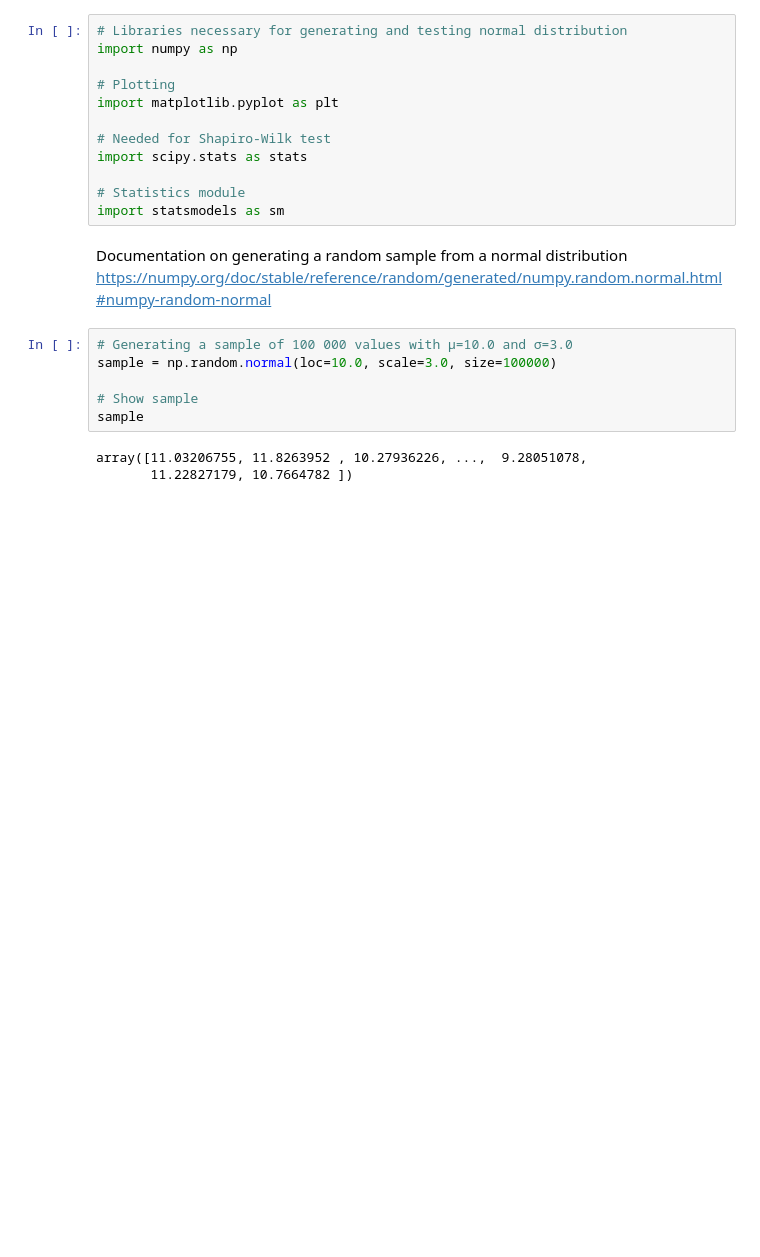
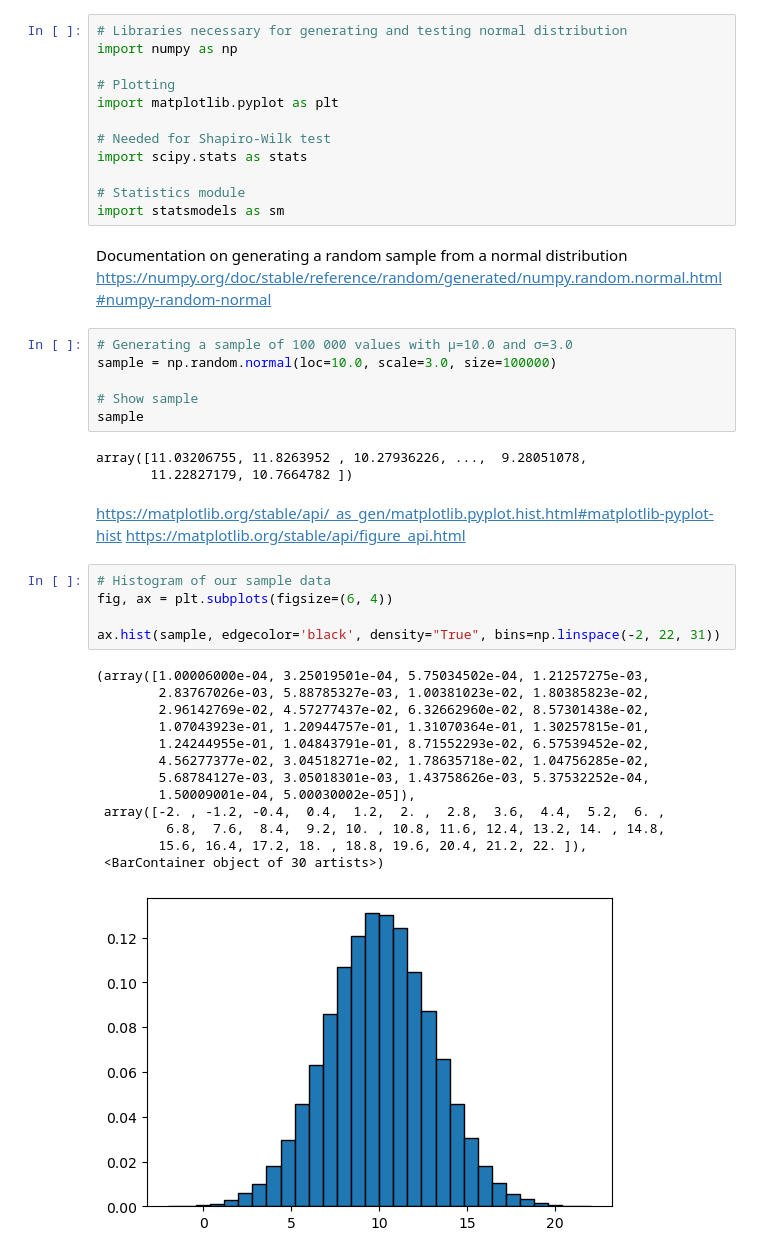
Before and after one commit to Tanja888/applied_statistics, a Jupyter notebook: tasks.ipynb, the cells around one changed output. Cells and saved outputs as stored; diff of their text form; blank space fills up the shorter version.

Commit message:
Plotting the histogram

```diff
--- a/tasks.ipynb
+++ b/tasks.ipynb
@@ -239,3 +239,25 @@ sample
 # %% [output]
 array([11.03206755, 11.8263952 , 10.27936226, ...,  9.28051078,
        11.22827179, 10.7664782 ])
+# %% [markdown]
+https://matplotlib.org/stable/api/_as_gen/matplotlib.pyplot.hist.html#matplotlib-pyplot-hist
+https://matplotlib.org/stable/api/figure_api.html
+# %%
+# Histogram of our sample data
+fig, ax = plt.subplots(figsize=(6, 4))
+
+ax.hist(sample, edgecolor='black', density="True", bins=np.linspace(-2, 22, 31))
+# %% [output]
+(array([1.00006000e-04, 3.25019501e-04, 5.75034502e-04, 1.21257275e-03,
+        2.83767026e-03, 5.88785327e-03, 1.00381023e-02, 1.80385823e-02,
+        2.96142769e-02, 4.57277437e-02, 6.32662960e-02, 8.57301438e-02,
+        1.07043923e-01, 1.20944757e-01, 1.31070364e-01, 1.30257815e-01,
+        1.24244955e-01, 1.04843791e-01, 8.71552293e-02, 6.57539452e-02,
+        4.56277377e-02, 3.04518271e-02, 1.78635718e-02, 1.04756285e-02,
+        5.68784127e-03, 3.05018301e-03, 1.43758626e-03, 5.37532252e-04,
+        1.50009001e-04, 5.00030002e-05]),
+ array([-2. , -1.2, -0.4,  0.4,  1.2,  2. ,  2.8,  3.6,  4.4,  5.2,  6. ,
+         6.8,  7.6,  8.4,  9.2, 10. , 10.8, 11.6, 12.4, 13.2, 14. , 14.8,
+        15.6, 16.4, 17.2, 18. , 18.8, 19.6, 20.4, 21.2, 22. ]),
+ <BarContainer object of 30 artists>)
+[figure, added]
```
